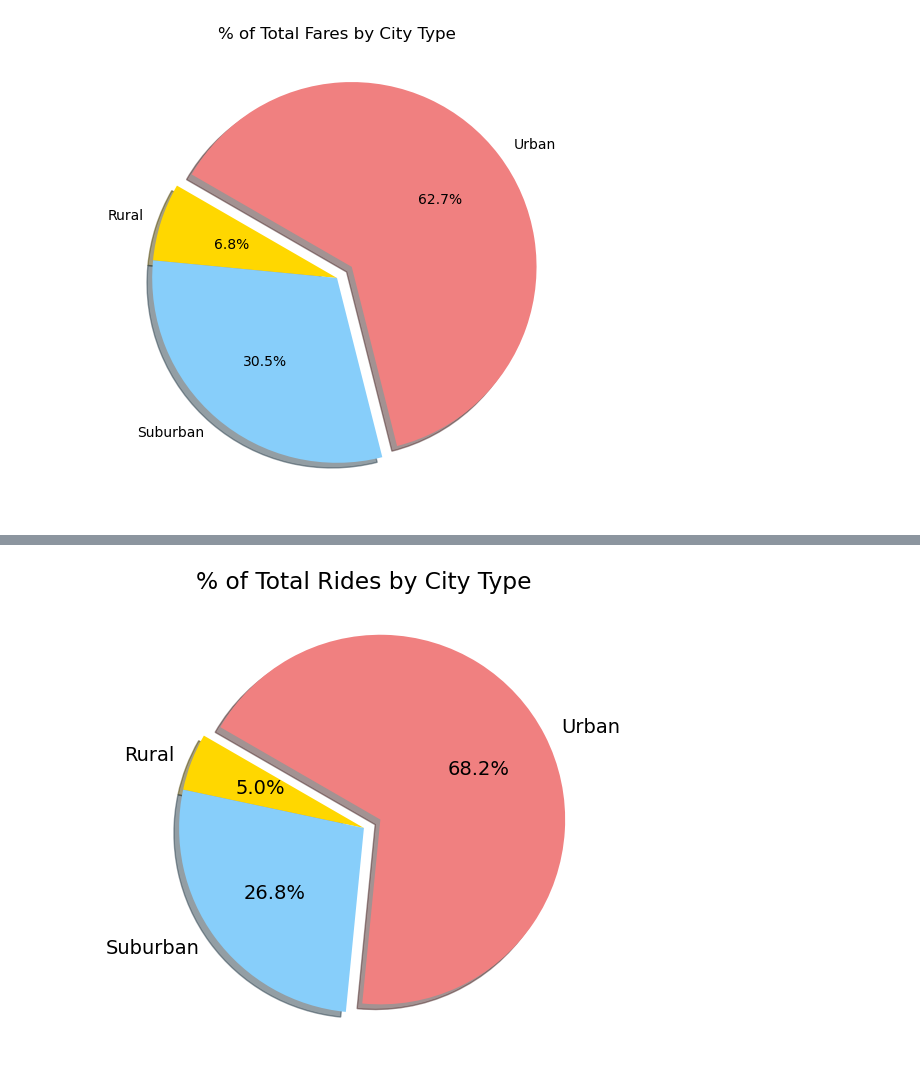
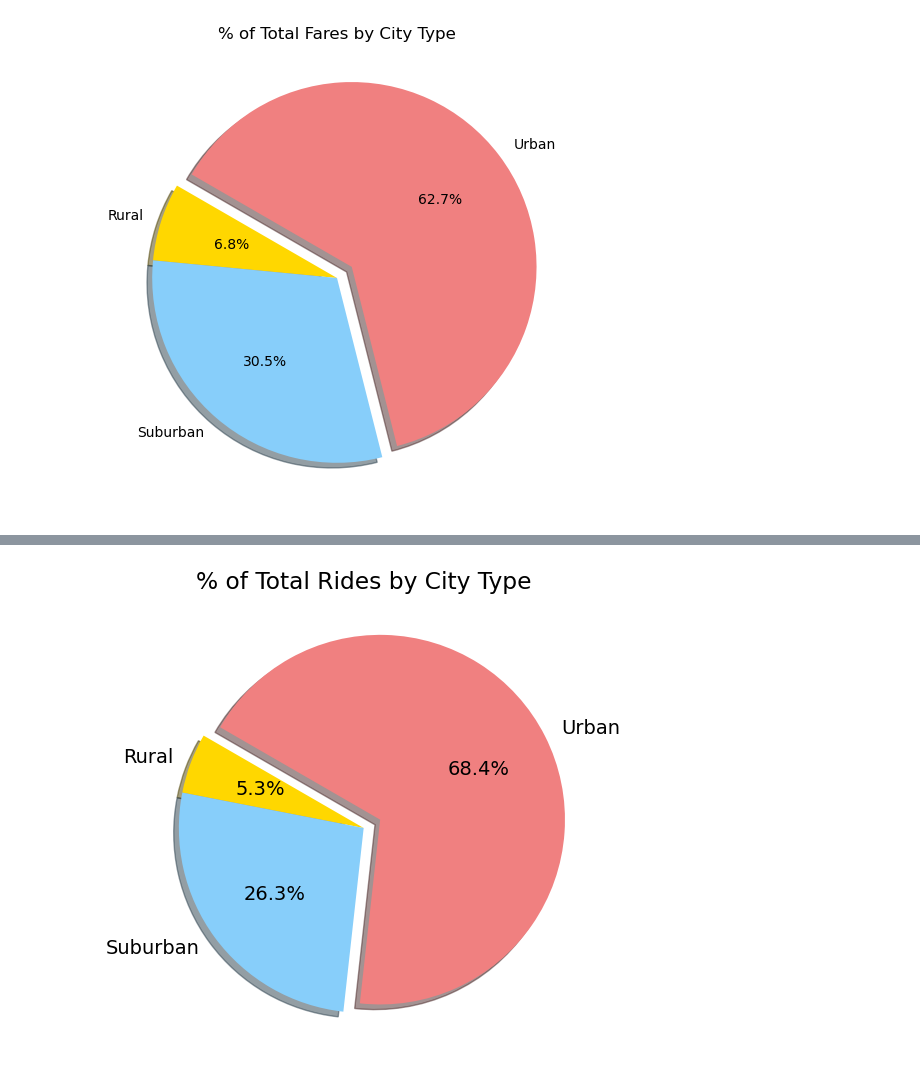
Before and after one commit to jkehm/PyBer-Analysis, a Jupyter notebook: PyBer.ipynb, the cells around one changed output, grey strips where cells are left out. Drawn from its saved outputs; the diff is of its cells as text; code cells hidden in the pictures.

Commit message:
Adding Total Rides Pie Chart.

```diff
--- a/PyBer.ipynb
+++ b/PyBer.ipynb
@@ -836,8 +836,8 @@ plt.show()
 # %% [output]
 [figure]
 # %%
-# Get the sum of the rides for each city type.
-sum_rides_by_type = pyber_data_df.groupby(["type"]).sum()["ride_id"]
-sum_rides_by_type
+# Calculate the percentage of rides for each city type.
+ride_percents = 100 * pyber_data_df.groupby(["type"]).count()["ride_id"] / pyber_data_df["ride_id"].count()
+ride_percents
 # %% [output]
 type
@@ -870,20 +848,18 @@ plt.show()
 # %%
-# Import mpl to change the plot configurations using rcParams.
-import matplotlib as mpl
-# Build Pie Chart
+# Build percentage of rides by city type pie chart.
 plt.subplots(figsize=(10, 6))
-plt.pie(rides_type_percents,
+plt.pie(ride_percents,
     labels=["Rural", "Suburban", "Urban"],
     colors=["gold", "lightskyblue", "lightcoral"],
     explode=[0, 0, 0.1],
     autopct='%1.1f%%',
     shadow=True, startangle=150)
 plt.title("% of Total Rides by City Type")
 # Change the default font size from 10 to 14.
 mpl.rcParams['font.size'] = 14
 # Save Figure
 plt.savefig("analysis/Fig6.png")
 # Show Figure
 plt.show()
 # %% [output]
-[figure, old version]
+[figure, new version]
```
Also changed, not shown: parts of 4 cells of this notebook, 1 other file.
